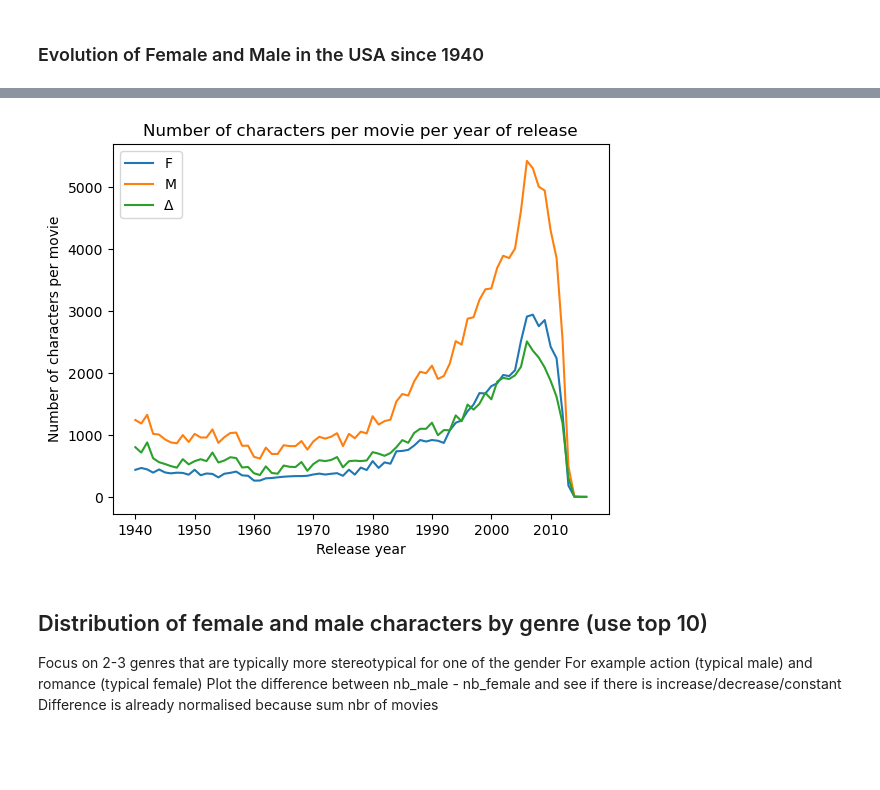
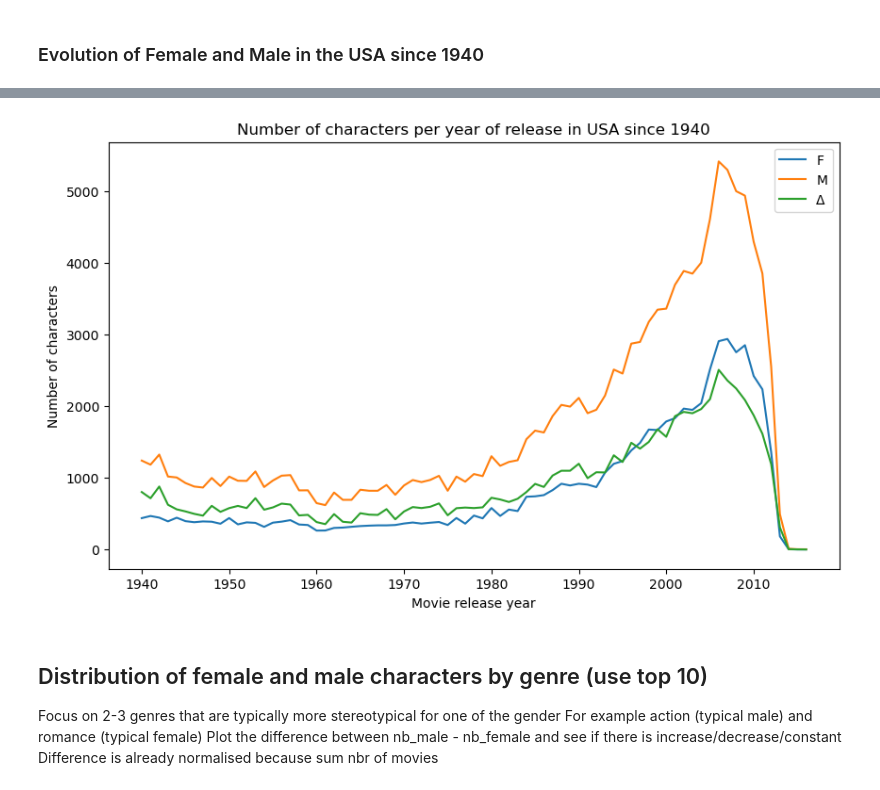
Before and after one commit to epfl-ada/ada-2022-project-error141, a Jupyter notebook: data_exploration_final.ipynb, the cells around one changed output, grey strips where cells are left out. Saved outputs shown, nothing was run; the diff lists cells and outputs as text; code cells hidden in the pictures; blank space fills up the shorter version.

```diff
--- a/data_exploration_final.ipynb
+++ b/data_exploration_final.ipynb
@@ -301,16 +366,17 @@ characters_M = merged_charac[merged_charac['gender'] == 'M']
 Nb_charac_F = characters_F.groupby('release_date').count()
 Nb_charac_M = characters_M.groupby('release_date').count()
 # %%
+fig = plt.figure(figsize = (10,6), dpi = 100)
 plt.plot(Nb_charac_F['name'], label = 'F')
 plt.plot(Nb_charac_M['name'], label = 'M')
 plt.plot(Nb_charac_M['name'] - Nb_charac_F['name'], label = '\u0394')
-plt.title('Number of characters per movie per year of release')
-plt.xlabel('Release year')
-plt.ylabel('Number of characters per movie')
+plt.title('Number of characters per year of release in USA since 1940')
+plt.xlabel('Movie release year')
+plt.ylabel('Number of characters')
 plt.legend()
 plt.show()
 # %% [output]
-[figure, old version]
+[figure, new version]
 # %% [markdown]
 ## Distribution of female and male characters by genre (use top 10)
 Focus on 2-3 genres that are typically more stereotypical for one of the gender
```
Also changed, not shown: parts of 34 cells of this notebook.
